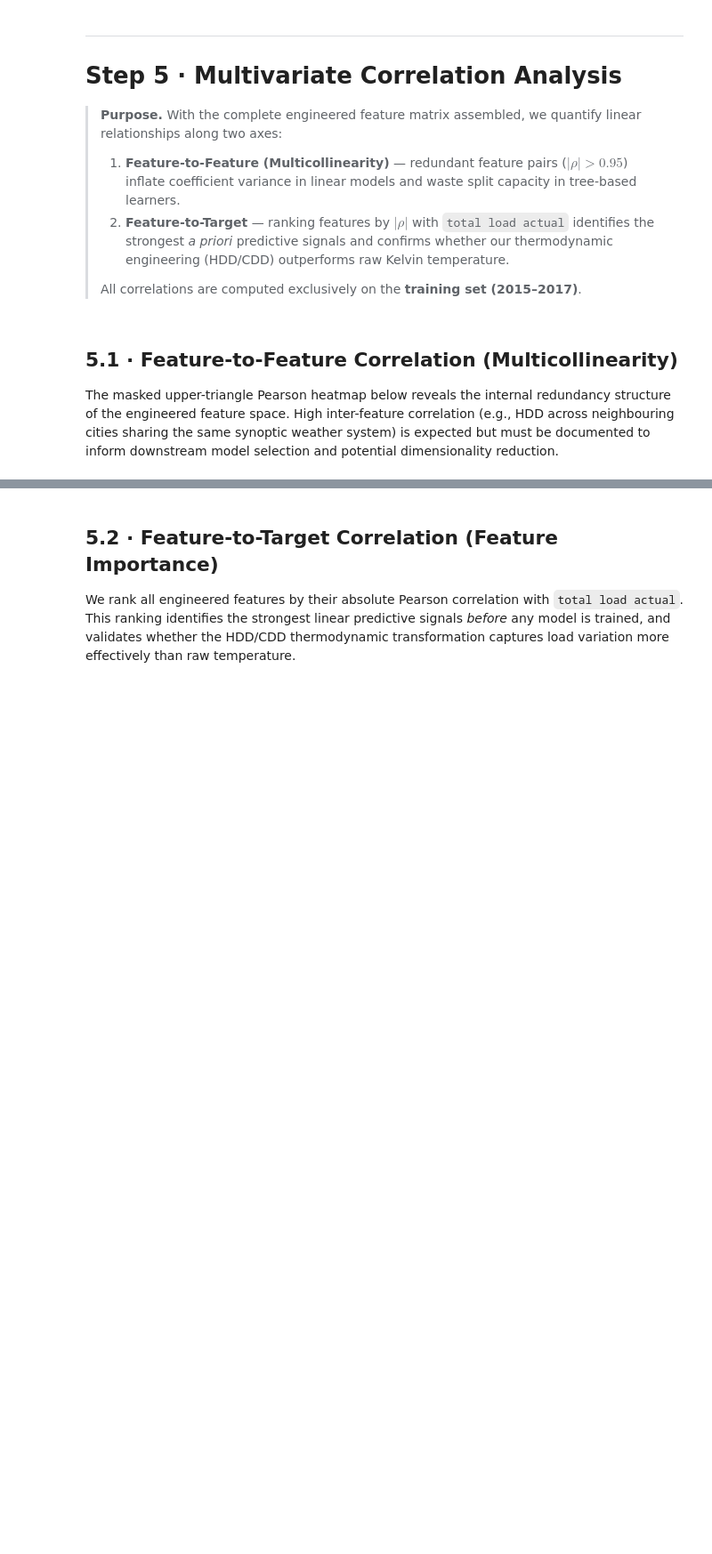
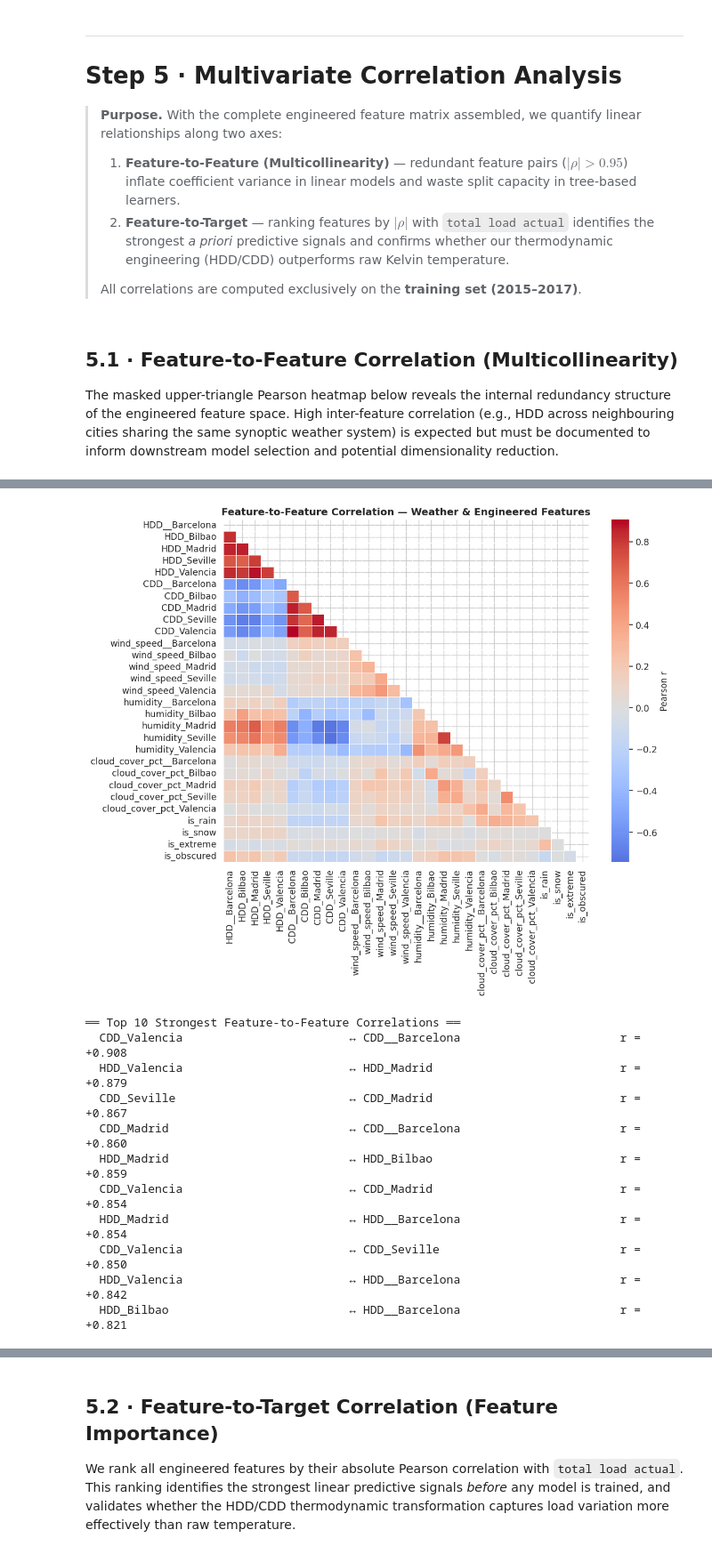
Before and after one commit to w3S4dpO7/energy_forecasting, a Jupyter notebook: 01_eda_and_preprocessing.ipynb, the cells around one changed output, grey strips where cells are left out. Shown at 89% size. Cells and saved outputs as stored; diff of their text form; code cells hidden in the pictures; blank space fills up the shorter version.

```diff
--- a/01_eda_and_preprocessing.ipynb
+++ b/01_eda_and_preprocessing.ipynb
@@ -820,0 +828,50 @@ for _, row in top_pairs.iterrows():
+# %%
+# ── 5.1  Pearson correlation matrix — engineered features (training set) ──
+
+# Identify the columns that represent causal leakage (generation, price, TSO forecast)
+leakage_keywords = ['generation', 'price', 'forecast']
+leakage_cols = [c for c in train_eda.columns if any(kw in c for kw in leakage_keywords)]
+
+# Filter them out, along with the target column
+feature_cols = [c for c in train_eda.columns if c != target_col and c not in leakage_cols]
+
+corr_matrix = train_eda[feature_cols].corr(method='pearson')
+
+# Upper-triangle mask for visual clarity
+mask = np.triu(np.ones_like(corr_matrix, dtype=bool))
+
+fig, ax = plt.subplots(figsize=(12, 10)) # Slightly smaller since we dropped 20 columns
+sns.heatmap(corr_matrix, mask=mask, annot=False, fmt='.2f',
+            cmap='coolwarm', center=0, linewidths=0.5,
+            cbar_kws={'label': 'Pearson r'}, ax=ax)
+ax.set_title('Feature-to-Feature Correlation — Weather & Engineered Features',
+             fontweight='bold', fontsize=14)
+plt.tight_layout()
+plt.show()
+
+# Identify the strongest redundant pairs
+corr_pairs = (
+    corr_matrix.where(~np.triu(np.ones_like(corr_matrix, dtype=bool)))
+    .stack()
+    .reset_index()
+)
+corr_pairs.columns = ['Feature_1', 'Feature_2', 'Correlation']
+corr_pairs['abs_corr'] = corr_pairs['Correlation'].abs()
+top_pairs = corr_pairs.nlargest(10, 'abs_corr')
+
+print('\n══ Top 10 Strongest Feature-to-Feature Correlations ══')
+for _, row in top_pairs.iterrows():
+    print(f"  {row['Feature_1']:35s} ↔ {row['Feature_2']:35s}  r = {row['Correlation']:+.3f}")
+# %% [output]
+[figure, added]
+══ Top 10 Strongest Feature-to-Feature Correlations ══
+  CDD_Valencia                        ↔ CDD__Barcelona                       r = +0.908
+  HDD_Valencia                        ↔ HDD_Madrid                           r = +0.879
+  CDD_Seville                         ↔ CDD_Madrid                           r = +0.867
+  CDD_Madrid                          ↔ CDD__Barcelona                       r = +0.860
+  HDD_Madrid                          ↔ HDD_Bilbao                           r = +0.859
+  CDD_Valencia                        ↔ CDD_Madrid                           r = +0.854
+  HDD_Madrid                          ↔ HDD__Barcelona                       r = +0.854
+  CDD_Valencia                        ↔ CDD_Seville                          r = +0.850
+  HDD_Valencia                        ↔ HDD__Barcelona                       r = +0.842
+  HDD_Bilbao                          ↔ HDD__Barcelona                       r = +0.821
```
Also changed, not shown: parts of 29 cells of this notebook, 11 other files.
